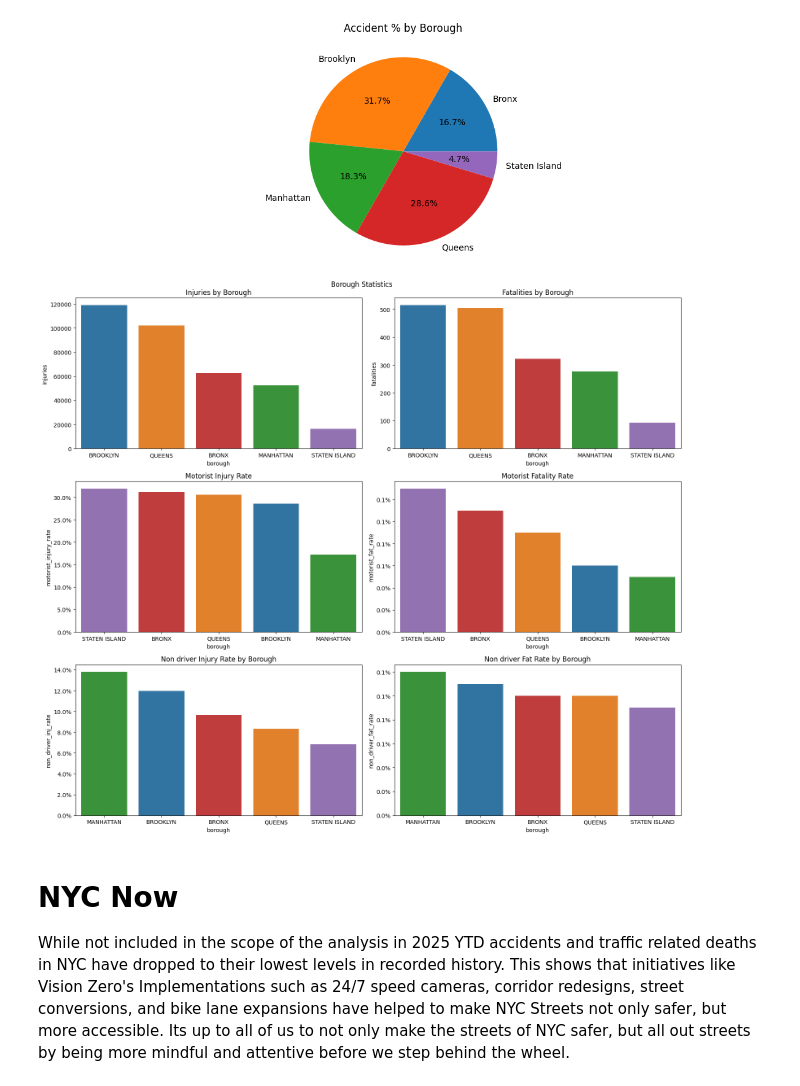
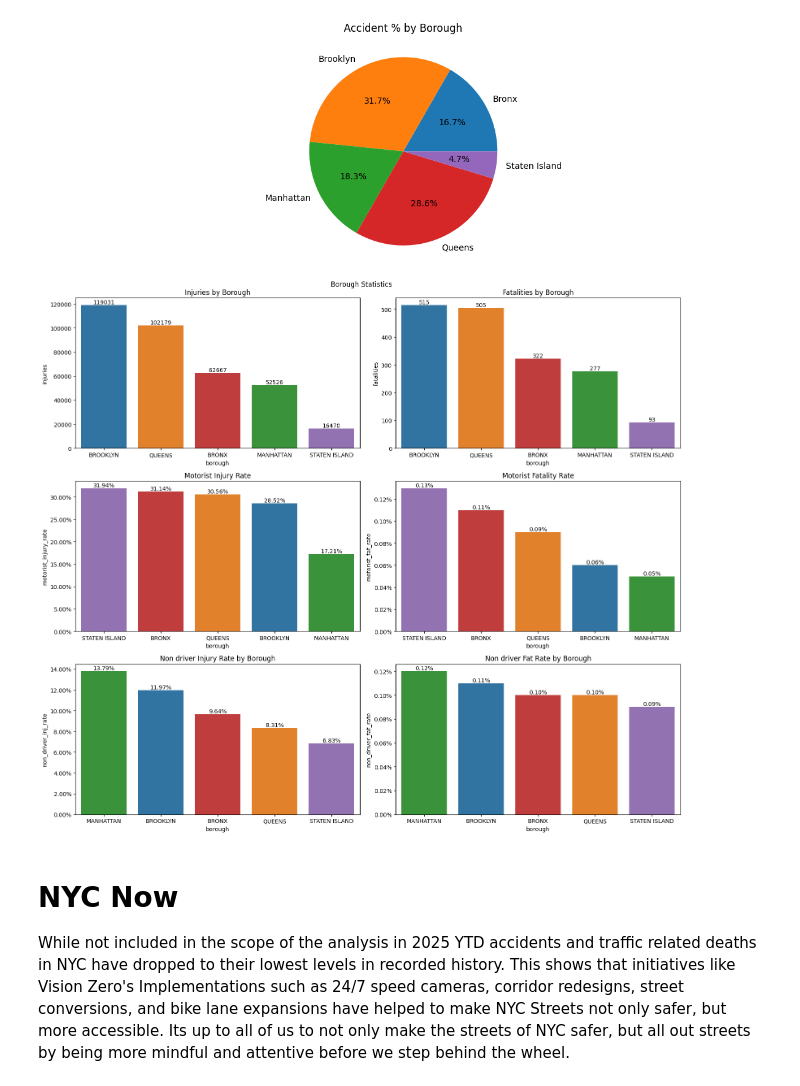
Before and after one commit to JourdonLynch/The-Streets-of-New-York, a Jupyter notebook: the-streets-of-ny.ipynb, the cells around one changed output. Cells and saved outputs as stored; diff of their text form; code cells hidden in the pictures.

```diff
--- a/the-streets-of-ny.ipynb
+++ b/the-streets-of-ny.ipynb
@@ -468,6 +468,20 @@ sns.lineplot(data = accident_counts_reason_time_2_filtered,x = 'crash_hour',y =
 # %% [markdown]
 ### Most Accident Prone Vehicles
 The top 5 most common vehicles involved in accidents are Sedans and SUVs by far, followed by  Taxis, Bikes, and Pick-up Trucks. The prevalence of Sedans and SUVs/Station wagons are likely responsible for their high numbers. The prescence of bikes in the top 5 vehicles in accidents shows the need for not only improved traffic regulations, but also protection for cyclist.
+# %%
+for bar in vc.patches:
+        height = bar.get_height()
+        bp.text(
+            bar.get_x() + bar.get_width() / 2,
+            height,
+            f'{height:.0f}',
+            ha='center',
+            va='bottom')
+
+
+
+for i,v in enumerate(top_5_vehicles['count']):
+    vc.text(i, v, v, ha='center', va='bottom')
 # %%
 # Making chart easier to read
 traffic_df['vehicle_type_code_1']
@@ -488,7 +502,11 @@ vehicle_totals_clean = vehicle_totals_clean.replace('Station Wagon/Sport Utility
 
 # Getting top 5 vehicles overall and creating a barchart
 top_5_vehicles = vehicle_totals_clean.head(5)
-sns.barplot(data = top_5_vehicles, x = 'vehicle_type', y = 'count')
+vc = sns.barplot(data = top_5_vehicles, x = 'vehicle_type', y = 'count')
+
+for i,v in enumerate(top_5_vehicles['count']):
+    vc.text(i, v, v, ha='center', va='bottom')
+
 plt.title("Top 5 Vehicle Count by Type")
 plt.xlabel('Vehicle Type')
 plt.ylabel('Vehicle Count')
@@ -575,36 +593,44 @@ plot_configs = [
     ('Non driver Fat Rate by Borough', 'non_driver_fat_rate', (2, 1), True)
 ]
 
 color_dict = {
     'BROOKLYN': '#1f77b4',
     'QUEENS': '#ff7f0e',
     'MANHATTAN': '#2ca02c',
     'BRONX': '#d62728',
     'STATEN ISLAND': '#9467bd'
 }
 
 # Create barplots using a for loop
 for title, column, position, is_percentage in plot_configs:
     row, col = position
 
     # Setting title
     ax[row, col].set_title(title)
 
     # Formatting y-axis for percentage plots
     if is_percentage:
-        ax[row, col].yaxis.set_major_formatter(plt.FuncFormatter(lambda y, _: '{:.1f}%'.format(y)))
+        ax[row, col].yaxis.set_major_formatter(plt.FuncFormatter(lambda y, _: '{:.2f}%'.format(y)))
 
     # Ordering plot bars
     order = borough_stats.sort_values(column, ascending=False)['borough'].tolist()
 
     # Creating barplots
-    sns.barplot(data=borough_stats, x='borough', y=column, ax=ax[row, col],
+    tt = sns.barplot(data=borough_stats, x='borough', y=column, ax=ax[row, col],
                 order=order, palette=color_dict)
 
+    for bar in tt.patches:
+        height = bar.get_height()
+        tt.text(
+            bar.get_x() + bar.get_width() / 2,
+            height,
+            f'{height:.2f}%' if is_percentage else f'{height:.0f}',
+            ha='center',
+            va='bottom')
 plt.tight_layout()
 plt.show()
 # %% [output]
-[figure, old version]
+[figure, new version]
 # %%
 traffic_df.to_csv('/kaggle/working/my_file.csv', index=False)
 # %% [markdown]
```
Also changed, not shown: parts of 3 cells of this notebook.
